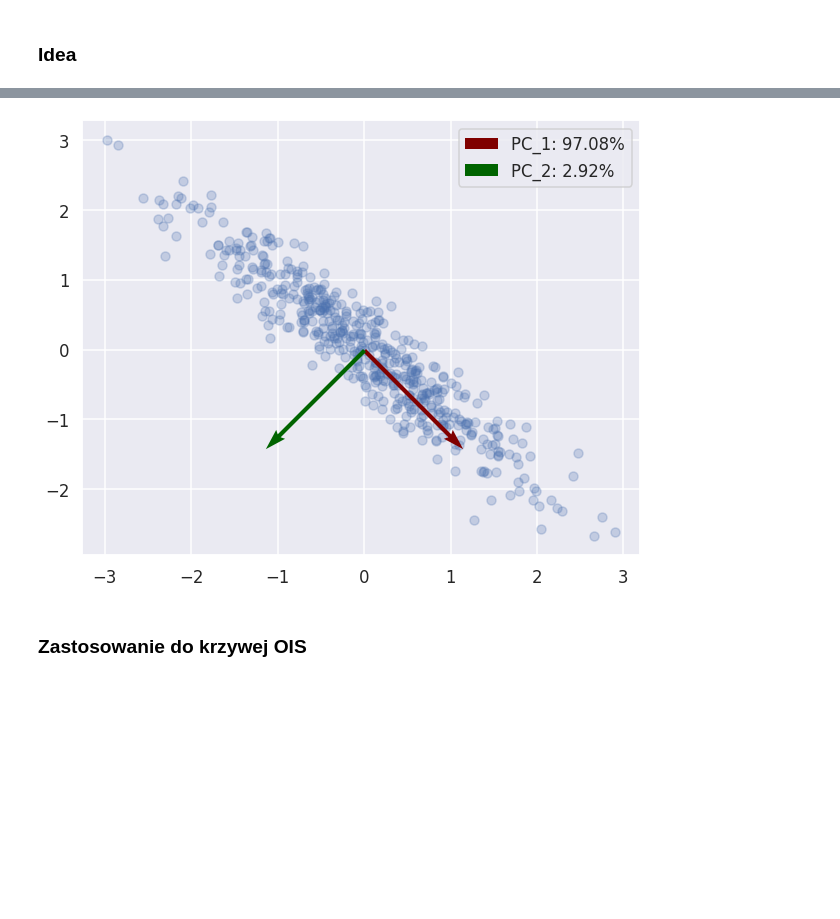
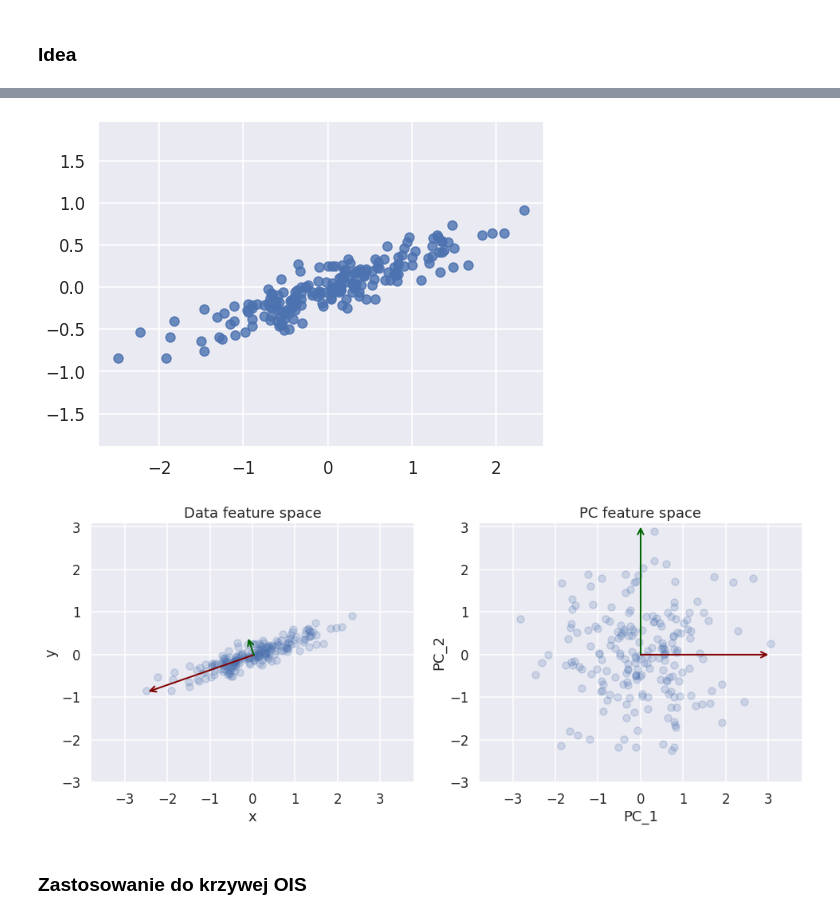
Before and after one commit to PiotMik/OIS_curve_modeling, a Jupyter notebook: OIS_Curve_modelling_3.ipynb, the cells around one changed output, grey strips where cells are left out. Saved outputs shown, nothing was run; the diff lists cells and outputs as text; code cells hidden in the pictures; blank space fills up the shorter version.

```diff
--- a/OIS_Curve_modelling_3.ipynb
+++ b/OIS_Curve_modelling_3.ipynb
@@ -225,22 +218,48 @@ plt.scatter(X[:, 0], X[:, 1]);
-# %%
-pca = PCA(2)
-
-X = (X - X.mean(axis=0))/X.std(axis=0)
-origin =  X.mean(axis=0)
-pca.fit(X)
-V = pca.components_
-
-plt.scatter(X[:, 0], X[:, 1], alpha = 0.25)
-plt.quiver(*origin, V[0, 1], V[0, 0],
-           scale = 4,
-           color='maroon', label=f'PC_1: {pca.explained_variance_ratio_[0]:.2%}')
-plt.quiver(*origin, V[1, 1], V[1, 0],
-           scale = 4,
-           facecolor='darkgreen', label=f'PC_2: {pca.explained_variance_ratio_[1]:.2%}')
-plt.legend()
-plt.show()
-# %% [output]
-[figure, removed]
+# %%
+def draw_vector(v0, v1, col, ax=None):
+    ax = ax or plt.gca()
+    arrowprops=dict(arrowstyle='->',
+                    linewidth=2,
+                    shrinkA=0, shrinkB=0, color=col)
+    ax.annotate('', v1, v0, arrowprops=arrowprops)
+
+rng = np.random.RandomState(1)
+X = np.dot(rng.rand(2, 2), rng.randn(2, 200)).T
+pca = PCA(n_components=2, whiten=True)
+pca.fit(X)
+
+fig, ax = plt.subplots(figsize=(8, 6))
+
+# plot data
+plt.scatter(X[:, 0], X[:, 1], alpha=0.8)
+ax.axis('equal');
+# %% [output]
+[figure, added]
+# %%
+from seaborn.palettes import color_palette
+fig, ax = plt.subplots(1, 2, figsize=(16, 6))
+
+# plot data
+ax[0].scatter(X[:, 0], X[:, 1], alpha=0.2)
+for length, vector, col in zip(pca.explained_variance_, pca.components_, ['maroon', 'darkgreen']):
+    v = vector * 3 * np.sqrt(length)
+    draw_vector(pca.mean_, pca.mean_ + v, ax=ax[0], col=col)
+ax[0].axis('equal')
+ax[0].set(xlabel='x', ylabel='y',
+          title='Data feature space',
+          xlim=(-5, 5), ylim=(-3, 3.1))
+
+# plot principal components
+X_pca = pca.transform(X)
+ax[1].scatter(X_pca[:, 0], X_pca[:, 1], alpha=0.2)
+draw_vector([0, 0], [0, 3], ax=ax[1], col='darkgreen')
+draw_vector([0, 0], [3, 0], ax=ax[1], col='maroon')
+ax[1].axis('equal')
+ax[1].set(xlabel='PC_1', ylabel='PC_2',
+          title='PC feature space',
+          xlim=(-5, 5), ylim=(-3, 3.1));
+# %% [output]
+[figure, added]
 # %% [markdown]
 ### Zastosowanie do krzywej OIS
 # %%
```
Also changed, not shown: parts of 18 cells of this notebook.
